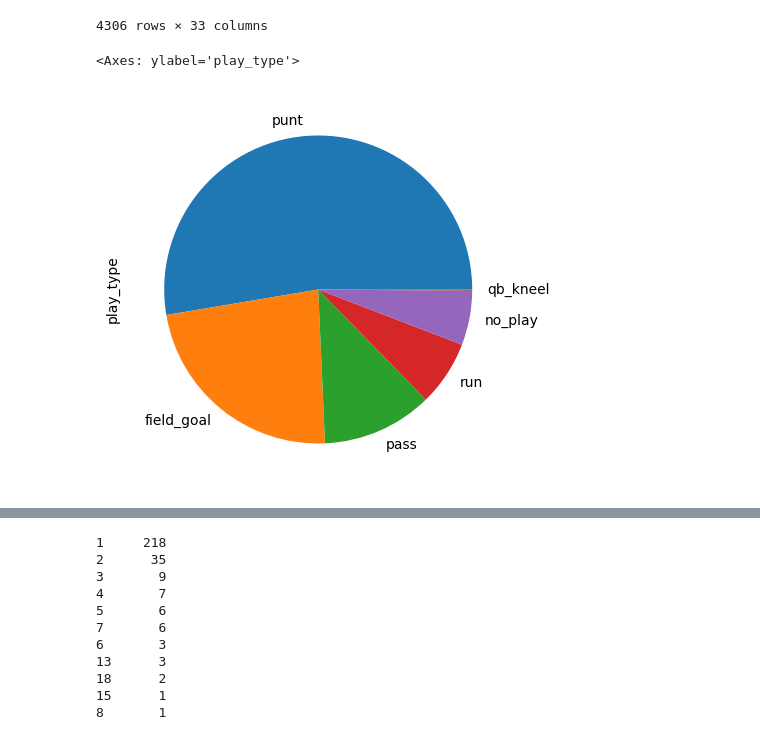
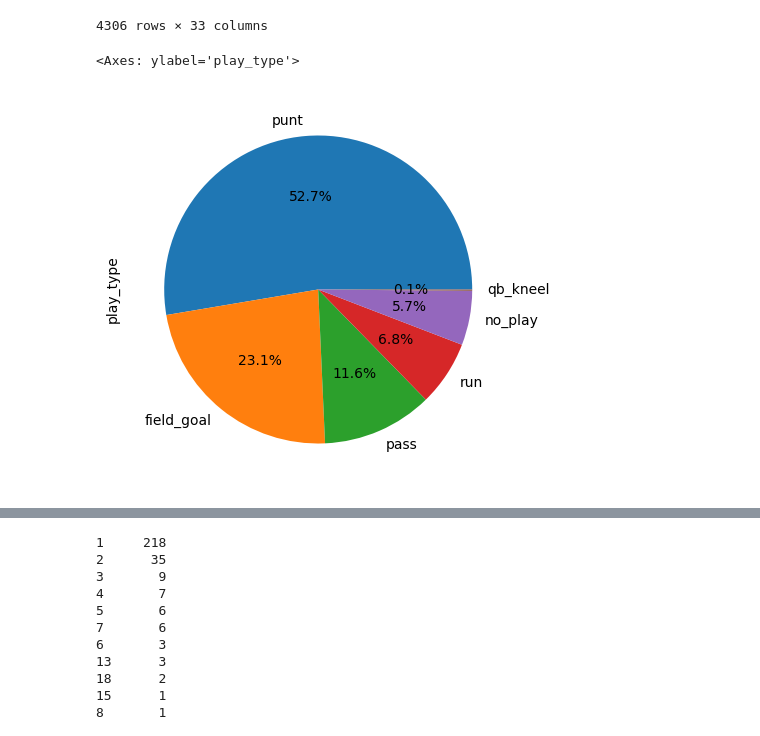
Before and after one commit to aguerrero15/NFL-Fourth-Down, a Jupyter notebook: report.ipynb, the cells around one changed output, grey strips where cells are left out. Saved outputs shown, nothing was run; the diff lists cells and outputs as text; code cells hidden in the pictures.

Commit message:
Added pct to pie charts
Included percentages to increase readability. Added new pie chart
that has only the punt, pass, or run plays.

```diff
--- a/report.ipynb
+++ b/report.ipynb
@@ -134,7 +134,7 @@ fourth_down_all
 | 47377 | 3177 | 2022121702 | 18 | CAR | TB | CAR | 4.0 | run | 1 | ... |
 4306 rows × 33 columns
 # %%
-fourth_down_all['play_type'].value_counts().plot.pie(y='play_type', figsize=(5,5))
+fourth_down_all['play_type'].value_counts().plot.pie(y='play_type', figsize=(5,5), autopct='%1.1f%%')
 # %% [output]
 <Axes: ylabel='play_type'>
-[figure, old version]
+[figure, new version]
```
Also changed, not shown: parts of 1 cell of this notebook.
